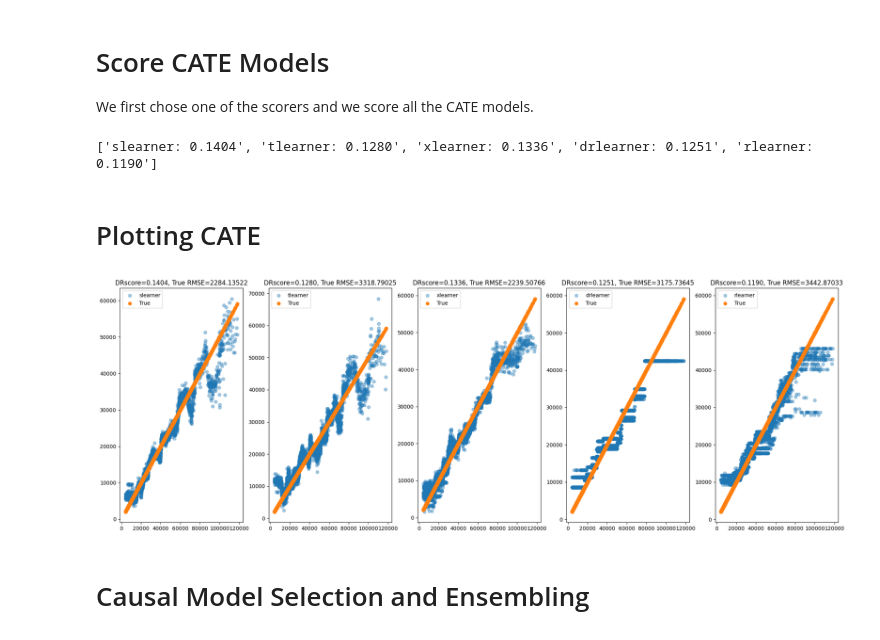
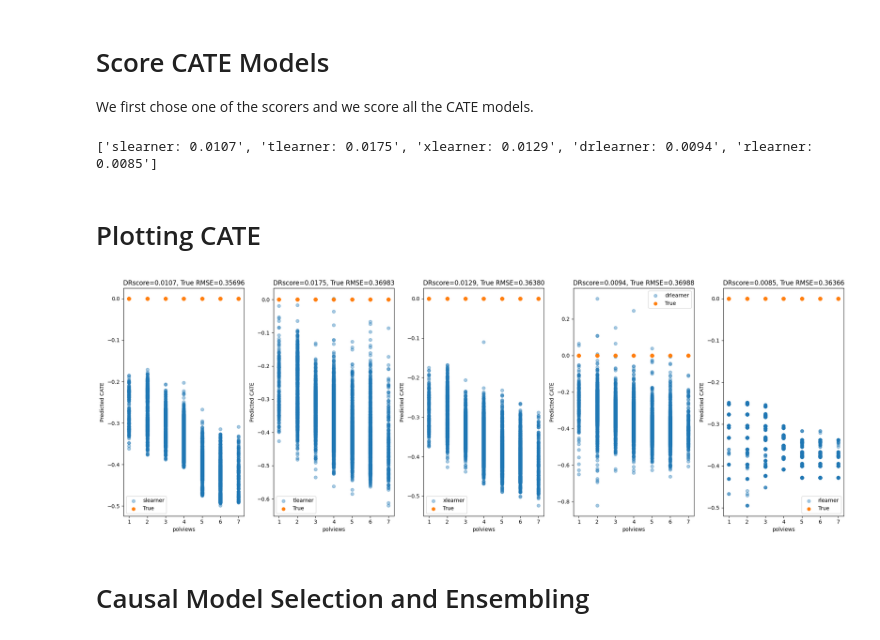
Before and after one commit to stanford-msande228/winter23, a Jupyter notebook: CATE-estimation.ipynb, the cells around one changed output. Cells and saved outputs as stored; diff of their text form; code cells hidden in the pictures.

Commit message:
polishing cate notebook

```diff
--- a/CATE-estimation.ipynb
+++ b/CATE-estimation.ipynb
@@ -24,14 +24,14 @@ from myflaml import auto_reg, auto_clf, auto_weighted_reg
 time_budget = 10 # time budget for auto-ml in seconds (advisable around 120)
 verbose = 0 # verbosity of auto-ml
 n_splits = 5 # cross-fitting and cross-validation splits
-data = '401k' # which dataset, one of {'401k', 'criteo', 'welfare'}
+data = 'welfare' # which dataset, one of {'401k', 'criteo', 'welfare'}
 plot = True # whether to plot results
-feat_ind = 1 # which feature to use as x axis in plotting
+xfeat = 'polviews' # feature to use as x axis in plotting, e.g. for criteo 'f1', for 401k 'inc', for welfare 'polviews'
 # Formula for the BLP of CATE regression.
-blp_formula = 'np.log(inc)' # e.g. 'f1' for criteo, np.log(inc)' for 401k, 'C(polviews)' for the welfare case.
+blp_formula = 'C(polviews)' # e.g. 'f1' for criteo, np.log(inc)' for 401k, 'C(polviews)' for the welfare case.
 
 ## For semi-synthetic data generation; available only if data='401k'
-semi_synth = True # True is available only if data='401k'
+semi_synth = False # True is available only if data='401k'
 simple_synth = True # True is available only if data='401k'
 max_depth = 3 # max depth of random forest during for semi-synthetic model fitting
 scale = .4 # magnitude of noise in semi-synthetic data
@@ -427,23 +426,25 @@ models = [slearner, tlearner, xlearner, drlearner, rlearner]
 scores = [scorer(model.predict(Zval)) for model in models]
 print([f'{name}: {score:.4f}' for name, score in zip(names, scores)])
 # %% [output]
-['slearner: 0.1404', 'tlearner: 0.1280', 'xlearner: 0.1336', 'drlearner: 0.1251', 'rlearner: 0.1190']
+['slearner: 0.0107', 'tlearner: 0.0175', 'xlearner: 0.0129', 'drlearner: 0.0094', 'rlearner: 0.0085']
 # %% [markdown]
 # Plotting CATE
 # %%
 if plot:
     plt.figure(figsize=(20, 7))
     for it, (name, model, score) in enumerate(zip(names, models, scores)):
         plt.subplot(1, len(models), it + 1)
         preds = model.predict(X)
-        plt.scatter(X.iloc[:, feat_ind], preds, label=name, alpha=.4)
-        plt.scatter(X.iloc[:, feat_ind], true_cate(X), label='True')
+        plt.scatter(X[xfeat], preds, label=name, alpha=.4)
+        plt.scatter(X[xfeat], true_cate(X), label='True')
         plt.title(f'{score_name}={score:.4f}, True RMSE={rmse(true_cate(X), preds):.5f}')
         plt.legend()
+        plt.xlabel(xfeat)
+        plt.ylabel('Predicted CATE')
     plt.tight_layout()
     plt.show()
 # %% [output]
-[figure, old version]
+[figure, new version]
 # %% [markdown]
 # Causal Model Selection and Ensembling
 # %% [markdown]
```
Also changed, not shown: parts of 44 cells of this notebook.
